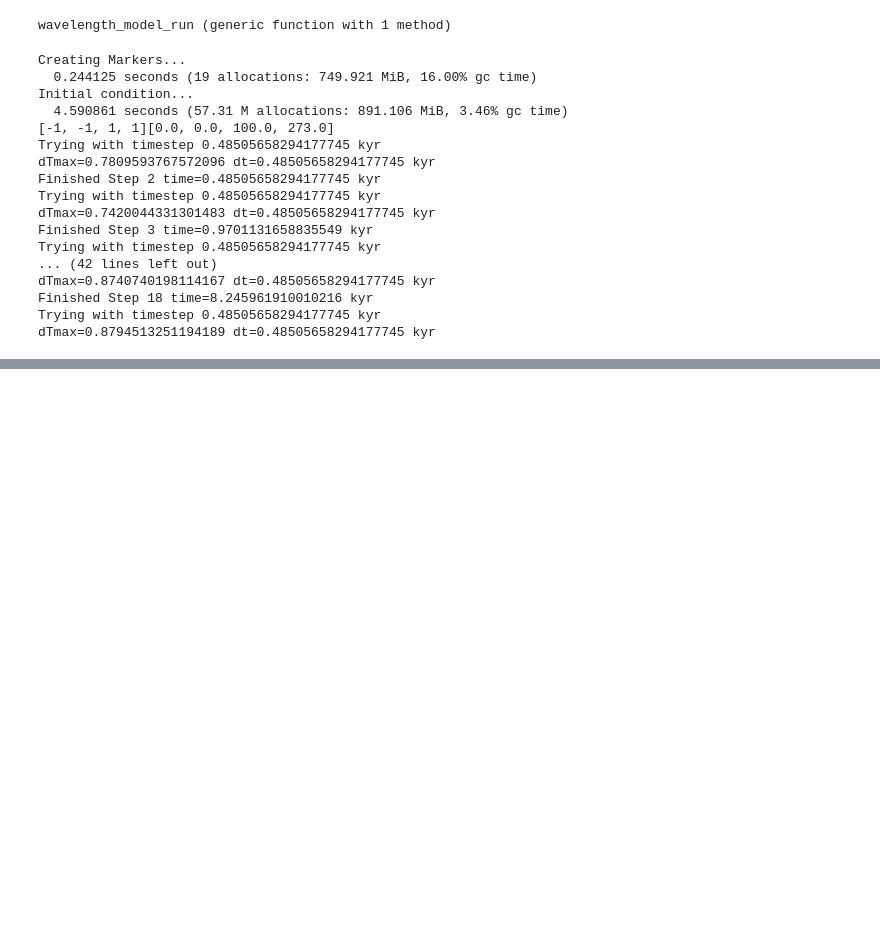
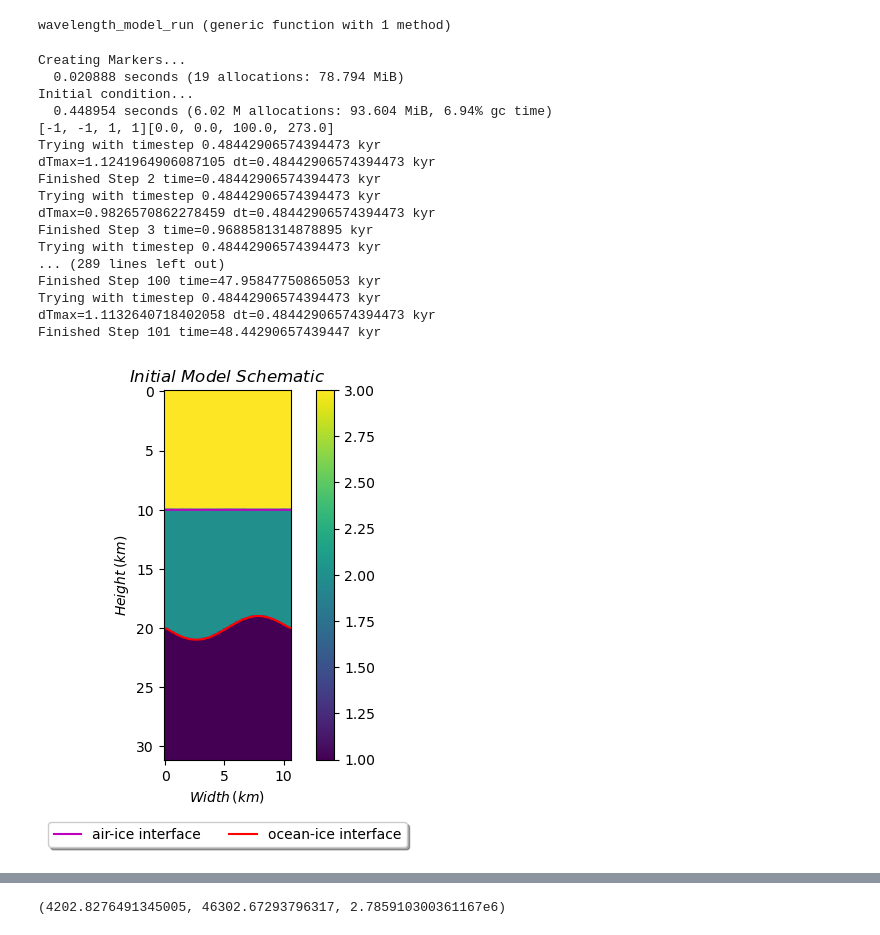
Before and after one commit to maxrudolph/gerya-julia, a Jupyter notebook: modelTest.ipynb, the cells around one changed output, grey strips where cells are left out. Cells and saved outputs as stored; diff of their text form; code cells hidden in the pictures; blank space fills up the shorter version.

```diff
--- a/modelTest.ipynb
+++ b/modelTest.ipynb
@@ -436,23 +436,24 @@ end
 # %% [output]
 wavelength_model_run (generic function with 1 method)
 # %%
-wavelength = 1e5
+wavelength = 10500.0
 test_run = wavelength_model_run(wavelength)
 # %% [output]
 Creating Markers...
-  0.244125 seconds (19 allocations: 749.921 MiB, 16.00% gc time)
+  0.020888 seconds (19 allocations: 78.794 MiB)
 Initial condition...
-  4.590861 seconds (57.31 M allocations: 891.106 MiB, 3.46% gc time)
+  0.448954 seconds (6.02 M allocations: 93.604 MiB, 6.94% gc time)
 [-1, -1, 1, 1][0.0, 0.0, 100.0, 273.0]
-Trying with timestep 0.48505658294177745 kyr
-dTmax=0.7809593767572096 dt=0.48505658294177745 kyr
-Finished Step 2 time=0.48505658294177745 kyr
-Trying with timestep 0.48505658294177745 kyr
-dTmax=0.7420044331301483 dt=0.48505658294177745 kyr
-Finished Step 3 time=0.9701131658835549 kyr
-Trying with timestep 0.48505658294177745 kyr
-... (42 lines left out)
-dTmax=0.8740740198114167 dt=0.48505658294177745 kyr
-Finished Step 18 time=8.245961910010216 kyr
-Trying with timestep 0.48505658294177745 kyr
-dTmax=0.8794513251194189 dt=0.48505658294177745 kyr
+Trying with timestep 0.48442906574394473 kyr
+dTmax=1.1241964906087105 dt=0.48442906574394473 kyr
+Finished Step 2 time=0.48442906574394473 kyr
+Trying with timestep 0.48442906574394473 kyr
+dTmax=0.9826570862278459 dt=0.48442906574394473 kyr
+Finished Step 3 time=0.9688581314878895 kyr
+Trying with timestep 0.48442906574394473 kyr
+... (289 lines left out)
+Finished Step 100 time=47.95847750865053 kyr
+Trying with timestep 0.48442906574394473 kyr
+dTmax=1.1132640718402058 dt=0.48442906574394473 kyr
+Finished Step 101 time=48.44290657439447 kyr
+[figure, added]
@@ -459,3 +465,4 @@ dTmax=0.8794513251194189 dt=0.48505658294177745 kyr
+(4202.8276491345005, 46302.67293796317, 2.785910300361167e6)
 # %%
 push!(num_exp,[test_run[2],wavelength])
 # %% [output]
```
Also changed, not shown: parts of 11 cells of this notebook.
